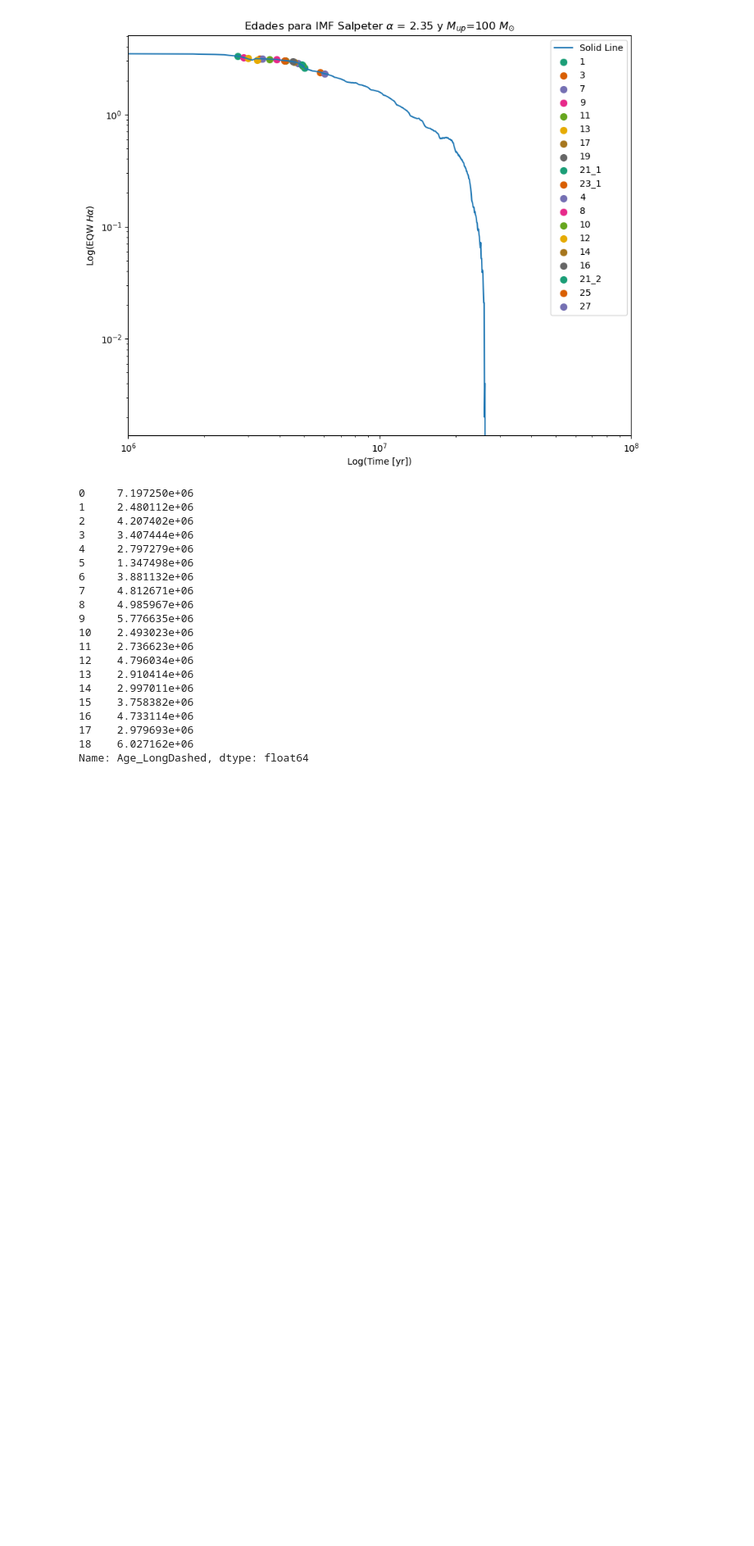
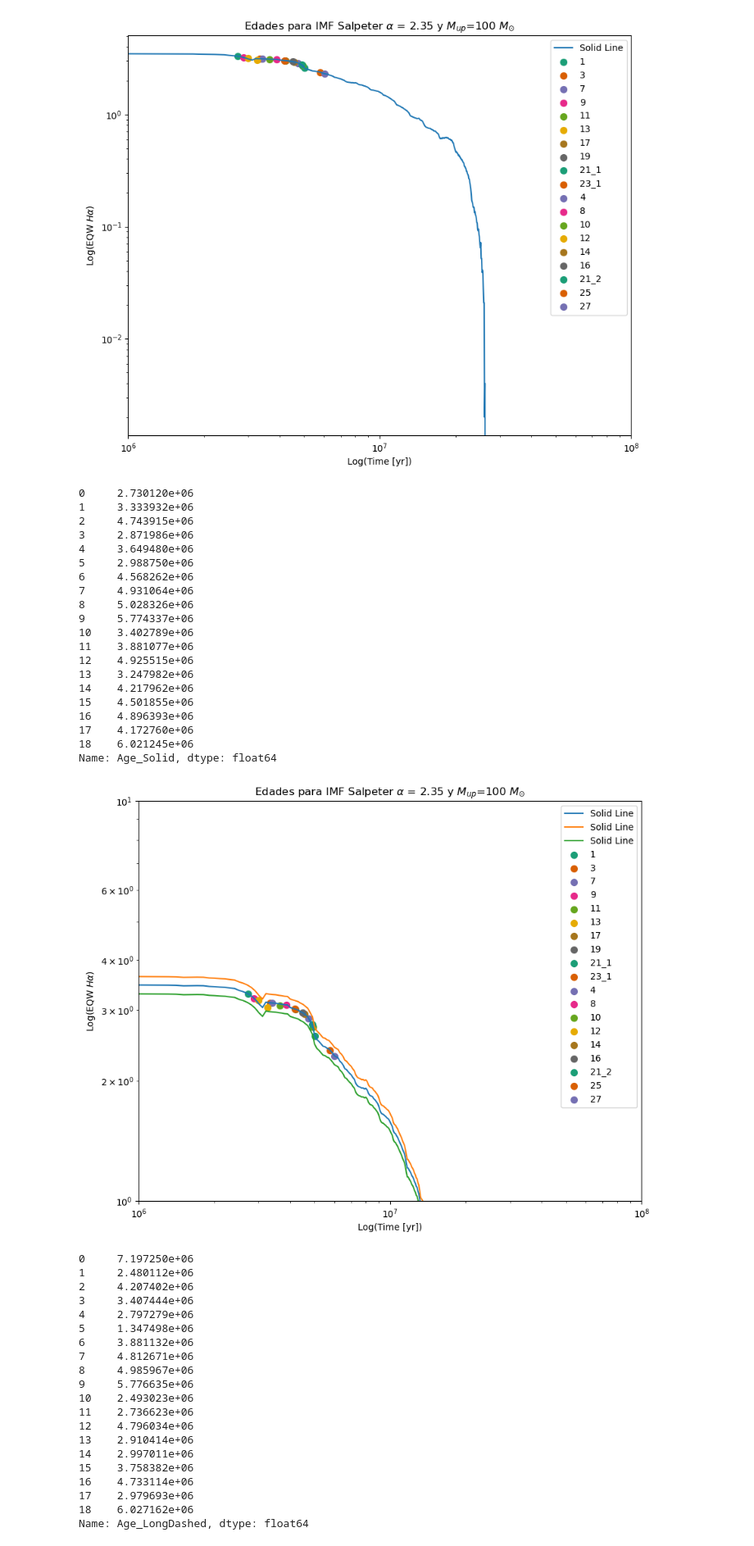
Before and after one commit to blnblnbln/TESIS, a Jupyter notebook: analysis_gmos/gradiente_y_edad_oficial.ipynb, the cells around one changed output. Shown at 82% size. Drawn from its saved outputs; the diff is of its cells as text; code cells hidden in the pictures; blank space fills up the shorter version.

Commit message:
test edad y SFR

```diff
--- a/analysis_gmos/gradiente_y_edad_oficial.ipynb
+++ b/analysis_gmos/gradiente_y_edad_oficial.ipynb
@@ -67,6 +67,82 @@ plt.show()
 18    6.021245e+06
 Name: Age_Solid, dtype: float64
 [figure]
+# %%
+import pandas as pd
+import numpy as np
+from scipy.interpolate import interp1d
+import matplotlib.pyplot as plt
+import seaborn as sns
+
+# Paso 1: Cargar los datos de StarBurst99 sin nombres de columnas
+starburst_data = pd.read_csv('sb99a.dat', delim_whitespace=True, header=None)
+
+# Asignar nombres a las columnas
+starburst_data.columns = ['Time', 'Solid', 'LongDashed', 'ShortDashed']
+test = starburst_data['Solid']*1.05
+test2 = starburst_data['Solid']*0.95
+
+interpolate_solid = interp1d(starburst_data['Solid'], starburst_data['Time'])
+
+
+eqw_data = pd.read_csv('measurement_emission_lines_oficial.tsv', delimiter='\t')
+eqw_data = eqw_data.drop(index=[19,20,21,22,23])
+
+eqw_data['Age_Solid'] = interpolate_solid(np.log10(eqw_data['H_ALPHA_EQW'].tolist()))
+print(eqw_data['Age_Solid'])
+
+# Obtener una paleta de colores con 8 colores diferentes
+#palette = sns.color_palette("Dark2", n_colors=8)
+#color_map = {id: color for id, color in zip(eqw_data['ID'].unique(), palette)}
+
+# Obtener todos los IDs únicos en eqw_data para asegurar que color_map esté actualizado
+unique_ids = eqw_data['ID'].unique()
+palette = sns.color_palette("Dark2", n_colors=len(unique_ids))
+color_map = {id: color for id, color in zip(unique_ids, palette)}
+
+plt.figure(figsize=(10, 8))
+
+# Graficar los datos de StarBurst99
+plt.plot(starburst_data['Time'], starburst_data['Solid'], '-', label='Solid Line')
+plt.plot(starburst_data['Time'], test, '-', label='Solid Line')
+plt.plot(starburst_data['Time'], test2, '-', label='Solid Line')
+
+# Graficar los puntos con diferentes colores según el ID
+for id in eqw_data['ID'].unique():
+    subset = eqw_data[eqw_data['ID'] == id]
+    plt.scatter(subset['Age_Solid'], np.log10(subset['H_ALPHA_EQW']), color=color_map[id], label=f'{id}', s=50)
+
+plt.xscale('log')
+plt.yscale('log')
+plt.xlim(10**6,10**8)
+plt.ylim(1,10)
+plt.xlabel('Log(Time [yr])')
+plt.ylabel('Log(EQW $H\\alpha$)')
+plt.title('Edades para IMF Salpeter $\\alpha$ = 2.35 y $M_{up}$=100 $M_{\odot}$')
+plt.legend()
+plt.show()
+# %% [output]
+0     2.730120e+06
+1     3.333932e+06
+2     4.743915e+06
+3     2.871986e+06
+4     3.649480e+06
+5     2.988750e+06
+6     4.568262e+06
+7     4.931064e+06
+8     5.028326e+06
+9     5.774337e+06
+10    3.402789e+06
+11    3.881077e+06
+12    4.925515e+06
+13    3.247982e+06
+14    4.217962e+06
+15    4.501855e+06
+16    4.896393e+06
+17    4.172760e+06
+18    6.021245e+06
+Name: Age_Solid, dtype: float64
+[figure, added]
 # %%
 import pandas as pd
 import numpy as np
```
Also changed, not shown: parts of 6 cells of this notebook.
